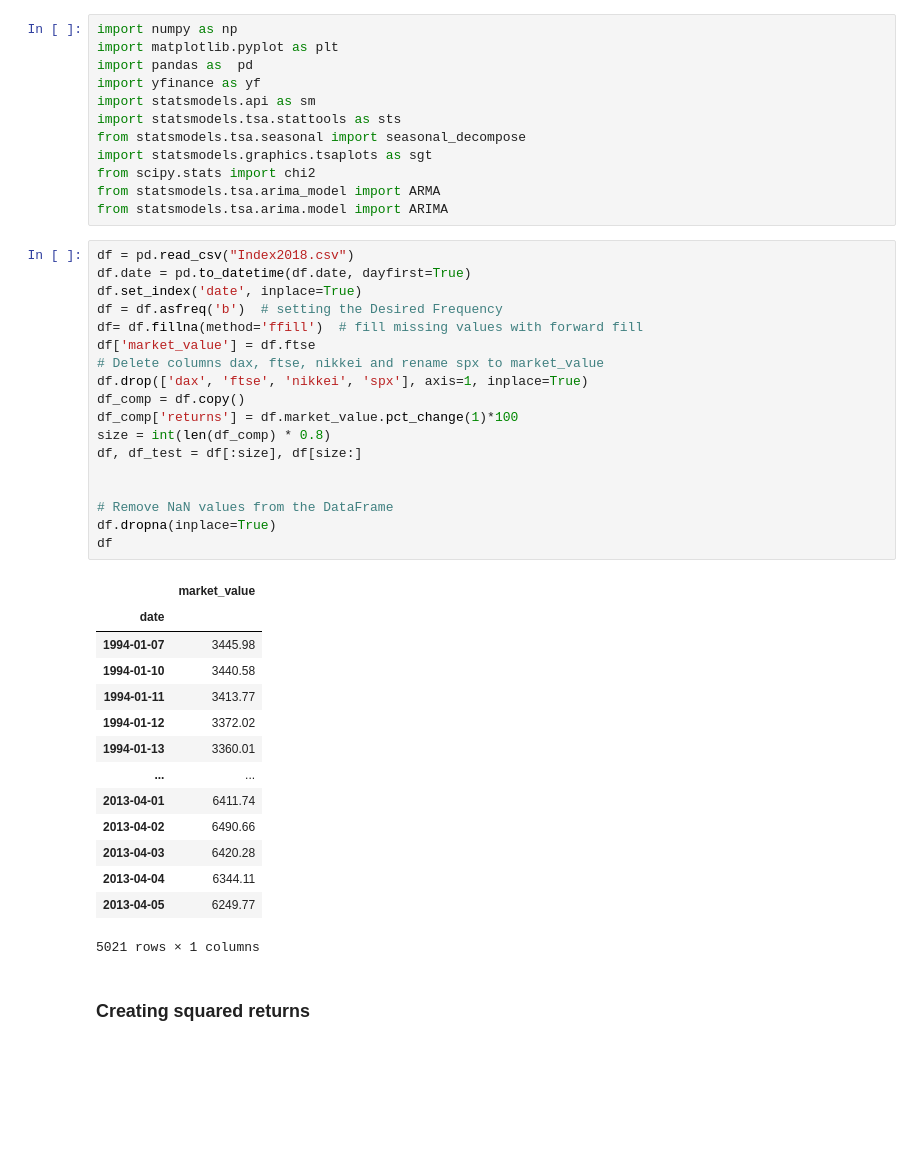
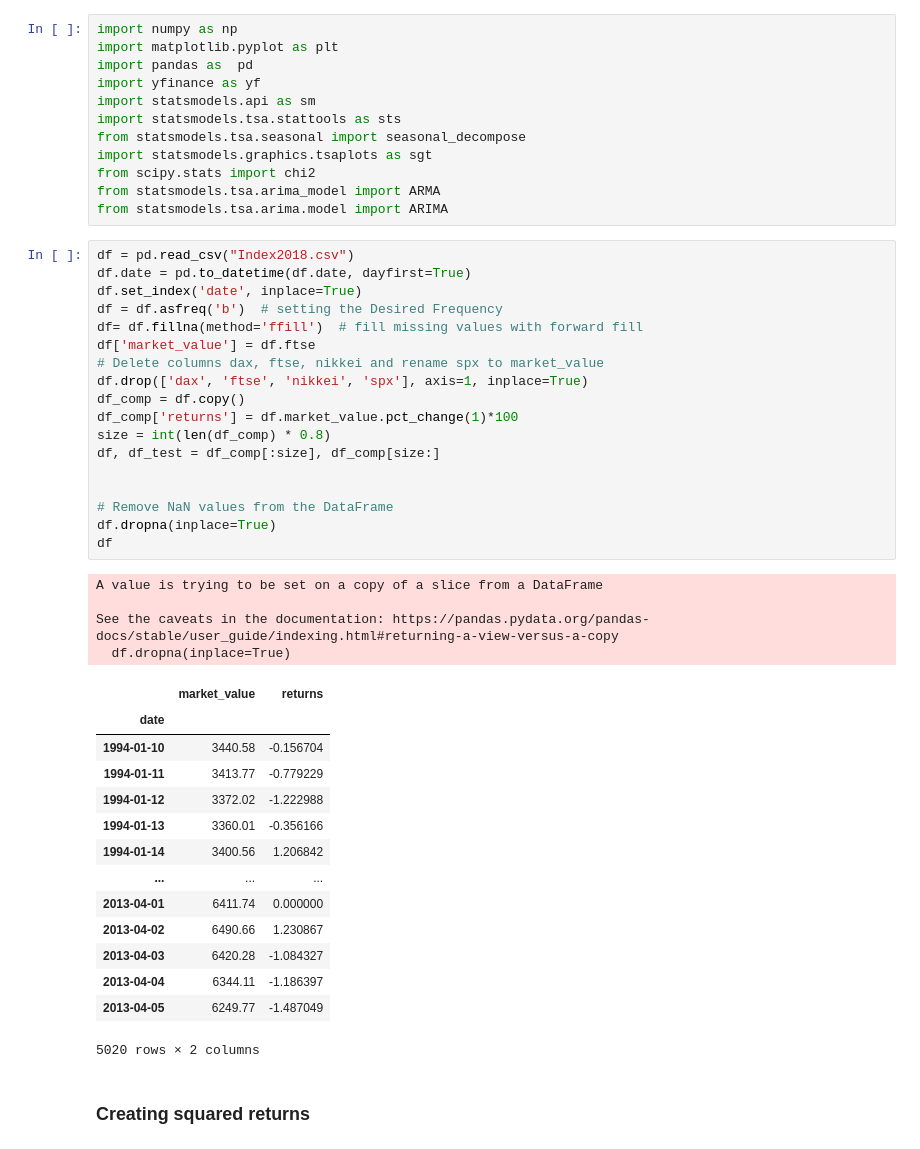
Before and after one commit to niranjan-kamal/time_series_models, a Jupyter notebook: Volatility_models_&_multivariate_regression.ipynb, the cells around one changed output. Saved outputs shown, nothing was run; the diff lists cells and outputs as text; blank space fills up the shorter version.

```diff
--- a/Volatility_models.ipynb
+++ b/Volatility_models_&_multivariate_regression.ipynb
@@ -13,36 +13,40 @@ from statsmodels.tsa.arima.model import ARIMA
 # %%
 df = pd.read_csv("Index2018.csv")
 df.date = pd.to_datetime(df.date, dayfirst=True)
 df.set_index('date', inplace=True)
 df = df.asfreq('b')  # setting the Desired Frequency
 df= df.fillna(method='ffill')  # fill missing values with forward fill
 df['market_value'] = df.ftse
 # Delete columns dax, ftse, nikkei and rename spx to market_value
 df.drop(['dax', 'ftse', 'nikkei', 'spx'], axis=1, inplace=True)
 df_comp = df.copy()
 df_comp['returns'] = df.market_value.pct_change(1)*100
 size = int(len(df_comp) * 0.8)
-df, df_test = df[:size], df[size:]
+df, df_test = df_comp[:size], df_comp[size:]
 
 
 # Remove NaN values from the DataFrame
 df.dropna(inplace=True)
 df
 # %% [output]
+A value is trying to be set on a copy of a slice from a DataFrame
+
+See the caveats in the documentation: https://pandas.pydata.org/pandas-docs/stable/user_guide/indexing.html#returning-a-view-versus-a-copy
+  df.dropna(inplace=True)
-|  | market_value |
-| date |  |
-| 1994-01-07 | 3445.98 |
-| 1994-01-10 | 3440.58 |
-| 1994-01-11 | 3413.77 |
-| 1994-01-12 | 3372.02 |
-| 1994-01-13 | 3360.01 |
-| ... | ... |
-| 2013-04-01 | 6411.74 |
-| 2013-04-02 | 6490.66 |
-| 2013-04-03 | 6420.28 |
-| 2013-04-04 | 6344.11 |
-| 2013-04-05 | 6249.77 |
+|  | market_value | returns |
+| date |  |  |
+| 1994-01-10 | 3440.58 | -0.156704 |
+| 1994-01-11 | 3413.77 | -0.779229 |
+| 1994-01-12 | 3372.02 | -1.222988 |
+| 1994-01-13 | 3360.01 | -0.356166 |
+| 1994-01-14 | 3400.56 | 1.206842 |
+| ... | ... | ... |
+| 2013-04-01 | 6411.74 | 0.000000 |
+| 2013-04-02 | 6490.66 | 1.230867 |
+| 2013-04-03 | 6420.28 | -1.084327 |
+| 2013-04-04 | 6344.11 | -1.186397 |
+| 2013-04-05 | 6249.77 | -1.487049 |
-5021 rows × 1 columns
+5020 rows × 2 columns
 # %% [markdown]
 ### Creating squared returns
 # %%
```
Also changed, not shown: parts of 13 cells of this notebook.
